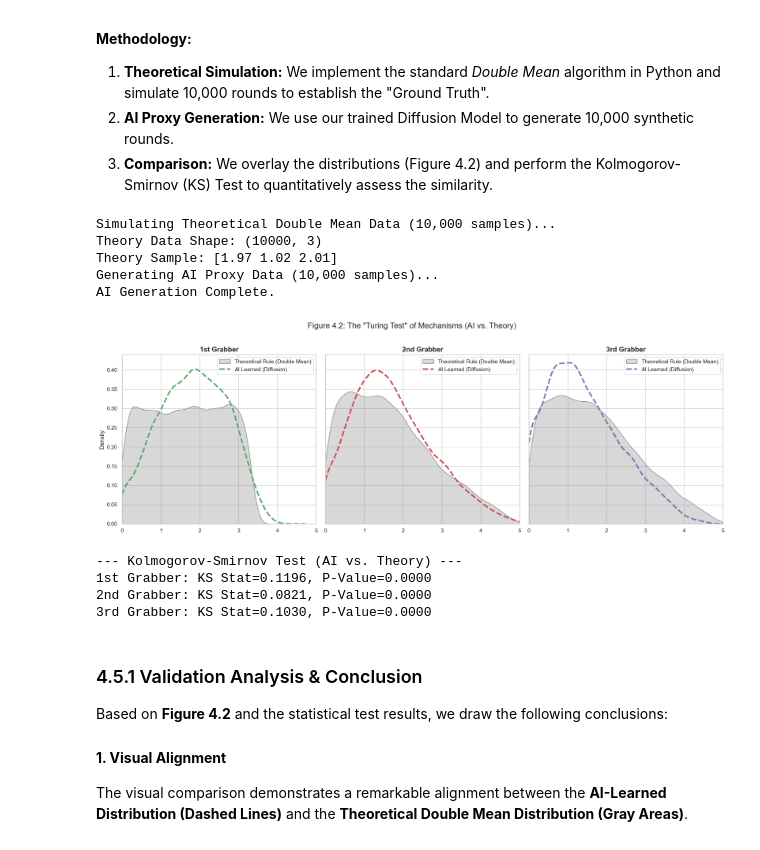
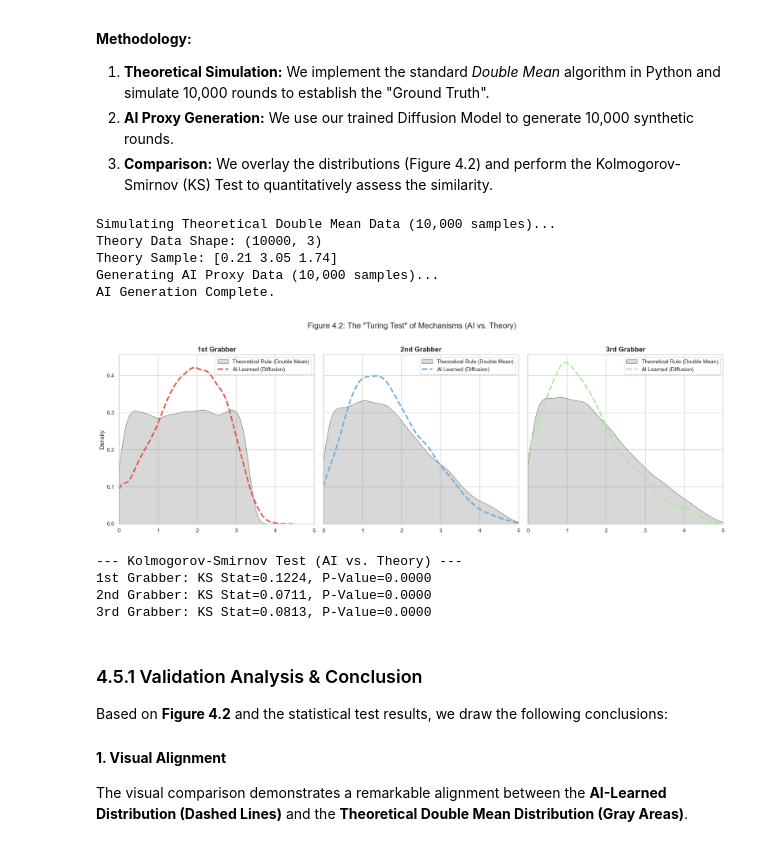
Before and after one commit to Dan-dlp/SI140A.01-Project3, a Jupyter notebook: report/final_project_generative_model.ipynb, the cells around one changed output. Saved outputs shown, nothing was run; the diff lists cells and outputs as text; code cells hidden in the pictures.

```diff
--- a/report/final_project_generative_model.ipynb
+++ b/report/final_project_generative_model.ipynb
@@ -242,7 +257,7 @@ sns.set_theme(style="whitegrid")
 
 # Plot 1: Distribution Comparison
 fig, axes = plt.subplots(1, 3, figsize=(18, 6), sharey=True)
-colors = ['#55a868', '#c44e52', '#8172b3']
+colors = ['#E85348', '#6FABE0', '#AAEB9C']
 labels = ['1st Grabber', '2nd Grabber', '3rd Grabber']
 
 for i in range(3):
@@ -398,45 +413,45 @@ print("AI Generation Complete.")
 sns.set_theme(style="whitegrid")
 fig, axes = plt.subplots(1, 3, figsize=(18, 6), sharey=True)
 
-colors = ['#55a868', '#c44e52', '#8172b3']
+colors =  ['#E85348', '#6FABE0', '#AAEB9C']
 labels = ['1st Grabber', '2nd Grabber', '3rd Grabber']
 
 for i in range(3):
     # Plot 1: Theoretical Data (Filled Area)
     # This represents the "Ground Truth" of the Double Mean hypothesis
     sns.kdeplot(theory_data[:, i], fill=True, color='gray', alpha=0.3,
                 label='Theoretical Rule (Double Mean)', ax=axes[i], clip=(0, 5), bw_adjust=1.0)
 
     # Plot 2: AI Generated Data (Line)
     # This represents what the model learned purely from observation
     sns.kdeplot(generated_final_large[:, i], color=colors[i], linewidth=3, linestyle='--',
                 label='AI Learned (Diffusion)', ax=axes[i], clip=(0, 5), bw_adjust=1.0)
 
     axes[i].set_xlim(0, 5)
     axes[i].set_title(f'{labels[i]}', fontsize=14, fontweight='bold')
     axes[i].legend(loc='upper right')
 
 plt.suptitle('Figure 4.2: The "Turing Test" of Mechanisms (AI vs. Theory)', fontsize=16, y=1.02)
 plt.tight_layout()
 plt.show()
 
 # Optional: KS Test for Statistical Validation
 from scipy.stats import ks_2samp
 print("--- Kolmogorov-Smirnov Test (AI vs. Theory) ---")
 for i in range(3):
     stat, p_value = ks_2samp(generated_final_large[:, i], theory_data[:, i])
     print(f"{labels[i]}: KS Stat={stat:.4f}, P-Value={p_value:.4f}")
 # %% [output]
 Simulating Theoretical Double Mean Data (10,000 samples)...
 Theory Data Shape: (10000, 3)
-Theory Sample: [1.97 1.02 2.01]
+Theory Sample: [0.21 3.05 1.74]
 Generating AI Proxy Data (10,000 samples)...
 AI Generation Complete.
-[figure, old version]
+[figure, new version]
 --- Kolmogorov-Smirnov Test (AI vs. Theory) ---
-1st Grabber: KS Stat=0.1196, P-Value=0.0000
-2nd Grabber: KS Stat=0.0821, P-Value=0.0000
-3rd Grabber: KS Stat=0.1030, P-Value=0.0000
+1st Grabber: KS Stat=0.1224, P-Value=0.0000
+2nd Grabber: KS Stat=0.0711, P-Value=0.0000
+3rd Grabber: KS Stat=0.0813, P-Value=0.0000
 # %% [markdown]
 ### 4.5.1 Validation Analysis & Conclusion
 
```
Also changed, not shown: parts of 4 cells of this notebook, 1 other file.
